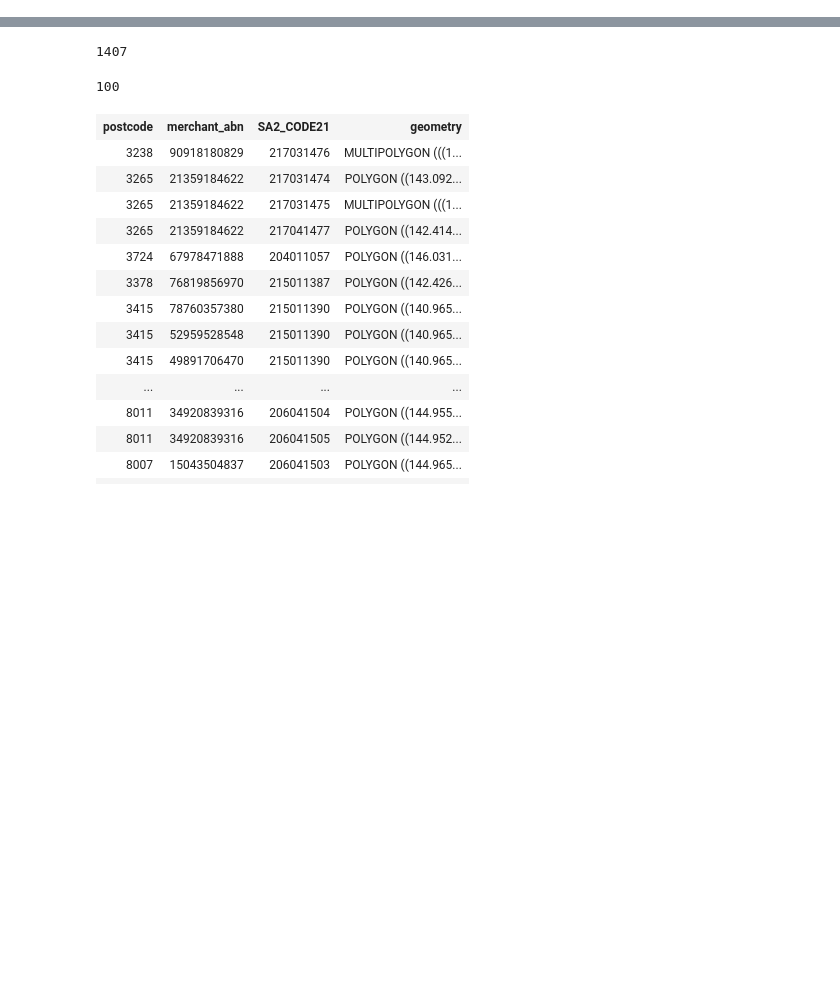
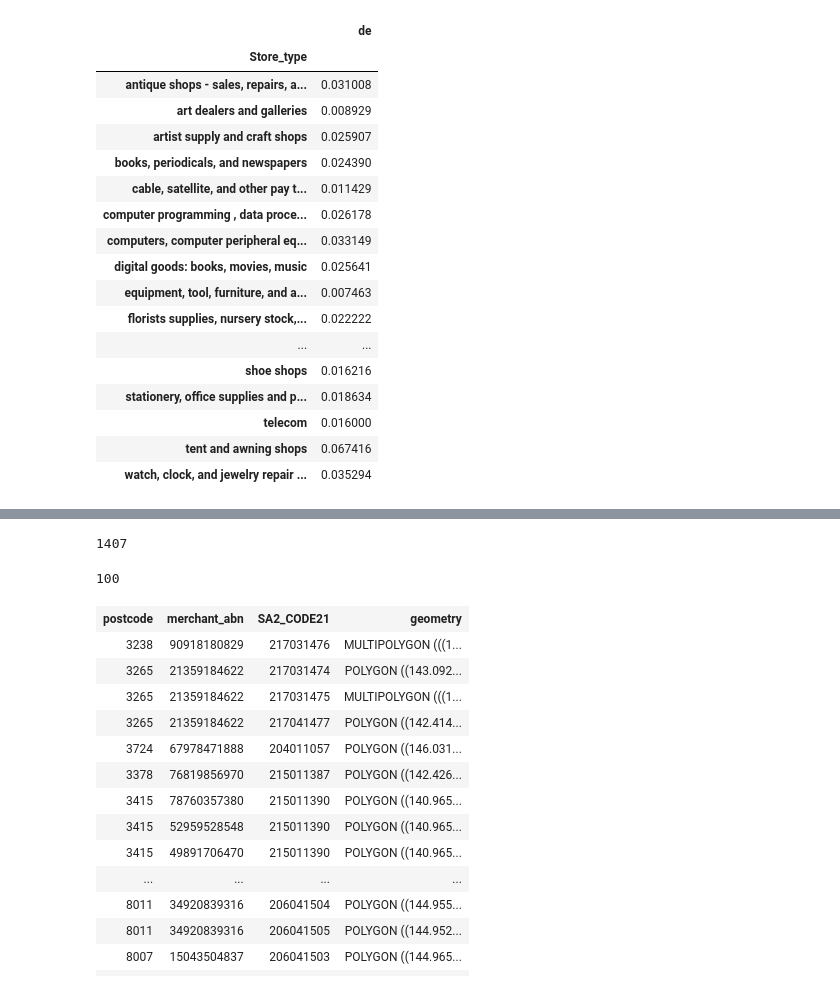
Before and after one commit to MAST30034-Applied-Data-Science/generic-buy-now-pay-later-project-group-16-project2-fighting-group, a Jupyter notebook: models/findings.ipynb, the cells around one changed output, grey strips where cells are left out. Saved outputs shown, nothing was run; the diff lists cells and outputs as text; code cells hidden in the pictures; blank space fills up the shorter version.

```diff
--- a/models/findings.ipynb
+++ b/models/findings.ipynb
@@ -152,0 +190,22 @@ plt.show()
+# %%
+tz_df = df_merge_tags[['Store_type','de']].set_index(["Store_type"])
+tz_df
+# %% [output]
+|  | de |
+| Store_type |  |
+| antique shops - sales, repairs, a... | 0.031008 |
+| art dealers and galleries | 0.008929 |
+| artist supply and craft shops | 0.025907 |
+| books, periodicals, and newspapers | 0.024390 |
+| cable, satellite, and other pay t... | 0.011429 |
+| computer programming , data proce... | 0.026178 |
+| computers, computer peripheral eq... | 0.033149 |
+| digital goods: books, movies, music | 0.025641 |
+| equipment, tool, furniture, and a... | 0.007463 |
+| florists supplies, nursery stock,... | 0.022222 |
+| ... | ... |
+| shoe shops | 0.016216 |
+| stationery, office supplies and p... | 0.018634 |
+| telecom | 0.016000 |
+| tent and awning shops | 0.067416 |
+| watch, clock, and jewelry repair ... | 0.035294 |
```
Also changed, not shown: parts of 11 cells of this notebook.
